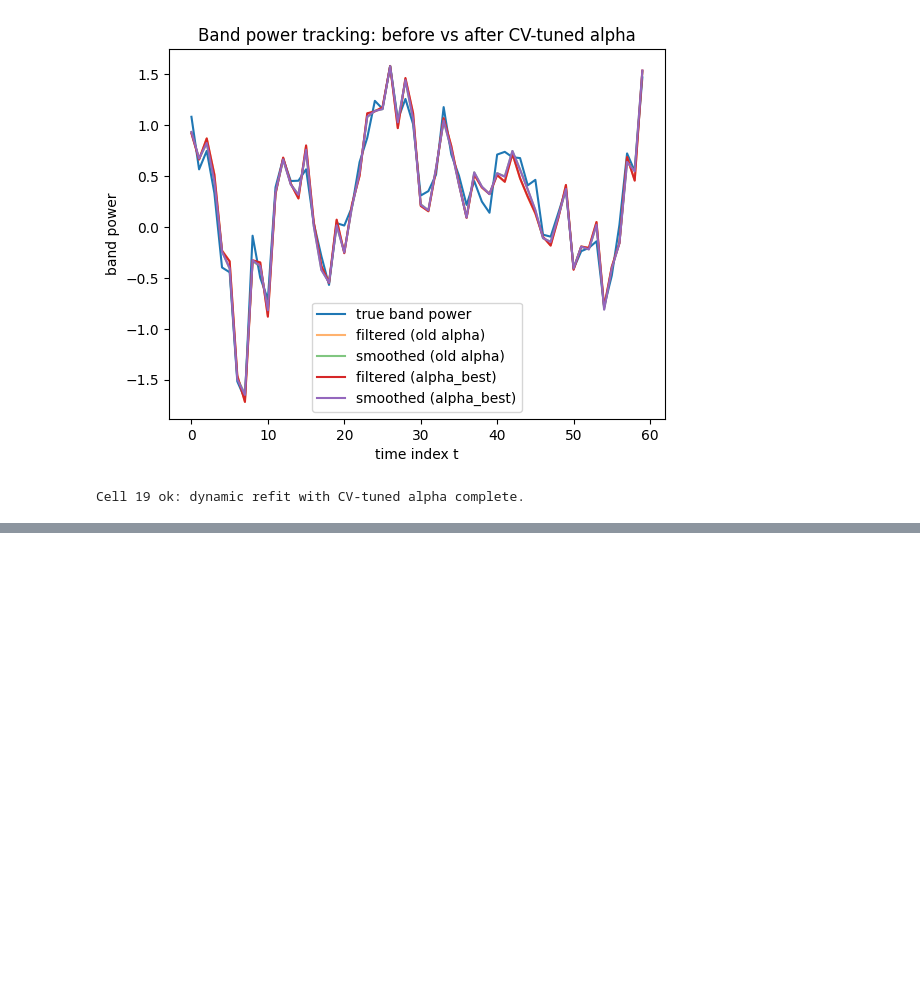
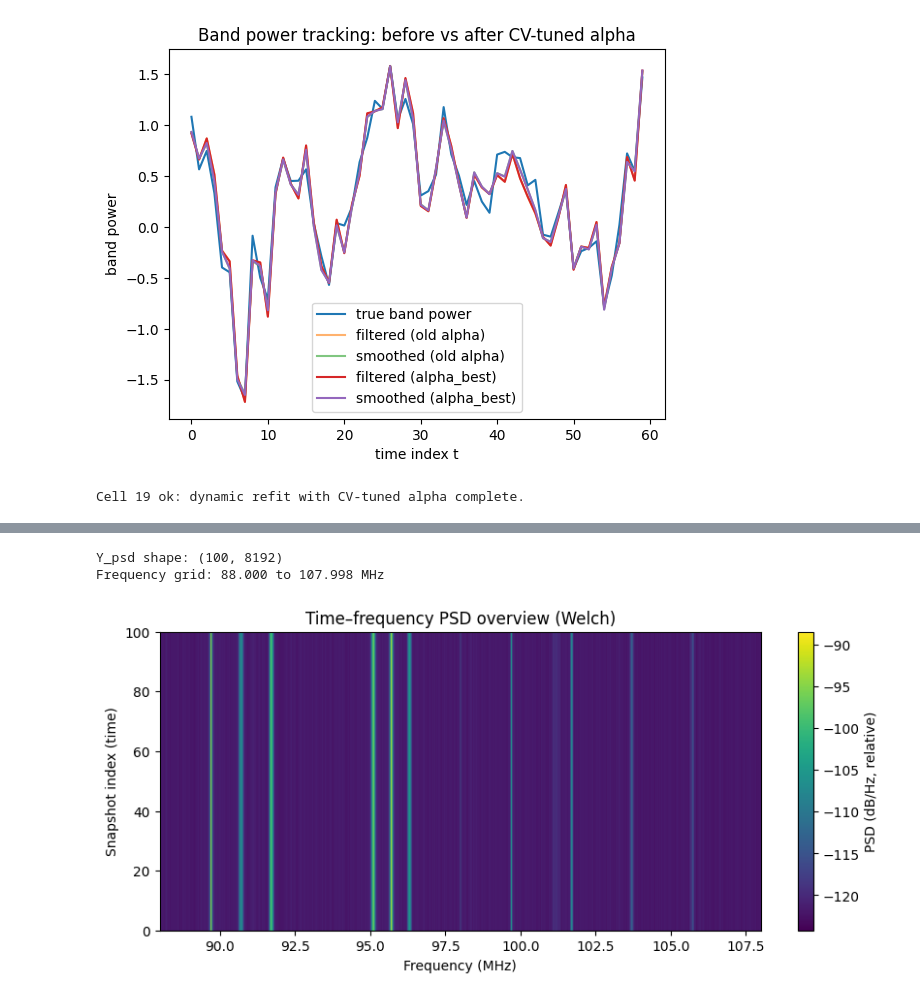
Before and after one commit to jclugor/kl_psd, a Jupyter notebook: implementation.ipynb, the cells around one changed output, grey strips where cells are left out. Drawn from its saved outputs; the diff is of its cells as text; code cells hidden in the pictures; blank space fills up the shorter version.

```diff
--- a/implementation.ipynb
+++ b/implementation.ipynb
@@ -1639,0 +1726,71 @@ Cell 19 ok: dynamic refit with CV-tuned alpha complete.
+# %%
+# Cell RD-2: Load all snapshots and build PSD measurement matrix Y[t, i]
+from tqdm import trange
+
+DATA_DIR = Path(r"data")
+DT_ACQ = 0.01
+FC = 98e6
+
+# Welch parameters (keep fixed!)
+nperseg = 8192
+noverlap = nperseg // 2
+window = get_window("hann", nperseg, fftbins=True)
+
+T = 100
+Y_list = []
+
+for t in trange(T, desc="Computing PSDs"):
+    x = np.load(DATA_DIR / f"Samples 88 and 108MHz,time to read 0.01s, sample #{IDX}.npy")
+    x = np.asarray(x).reshape(-1)
+    x = x - np.mean(x)
+
+    Fs = len(x) / DT_ACQ
+
+    f_bb, Pxx = welch(
+        x,
+        fs=Fs,
+        window=window,
+        nperseg=nperseg,
+        noverlap=noverlap,
+        nfft=nperseg,
+        detrend=False,
+        return_onesided=False,
+        scaling="density",
+        average="mean",
+    )
+
+    f_bb = np.fft.fftshift(f_bb)
+    Pxx = np.fft.fftshift(Pxx)
+
+    if t == 0:
+        f_rf = FC + f_bb
+        M = len(Pxx)
+    else:
+        # sanity: grid consistency
+        assert np.allclose(f_rf, FC + f_bb)
+
+    Y_list.append(Pxx)
+
+Y_psd = np.vstack(Y_list)   # shape (T, M)
+
+print("Y_psd shape:", Y_psd.shape)
+print(f"Frequency grid: {f_rf[0]/1e6:.3f} to {f_rf[-1]/1e6:.3f} MHz")
+
+# ---- Time–frequency overview (log scale for visualization only) ----
+plt.figure(figsize=(10, 4))
+plt.imshow(
+    10*np.log10(Y_psd + 1e-30),
+    aspect="auto",
+    origin="lower",
+    extent=[f_rf[0]/1e6, f_rf[-1]/1e6, 0, T],
+    cmap="viridis"
+)
+plt.colorbar(label="PSD (dB/Hz, relative)")
+plt.xlabel("Frequency (MHz)")
+plt.ylabel("Snapshot index (time)")
+plt.title("Time–frequency PSD overview (Welch)")
+plt.show()
+# %% [output]
+Y_psd shape: (100, 8192)
+Frequency grid: 88.000 to 107.998 MHz
+[figure, added]
```
Also changed, not shown: parts of 9 cells of this notebook.
